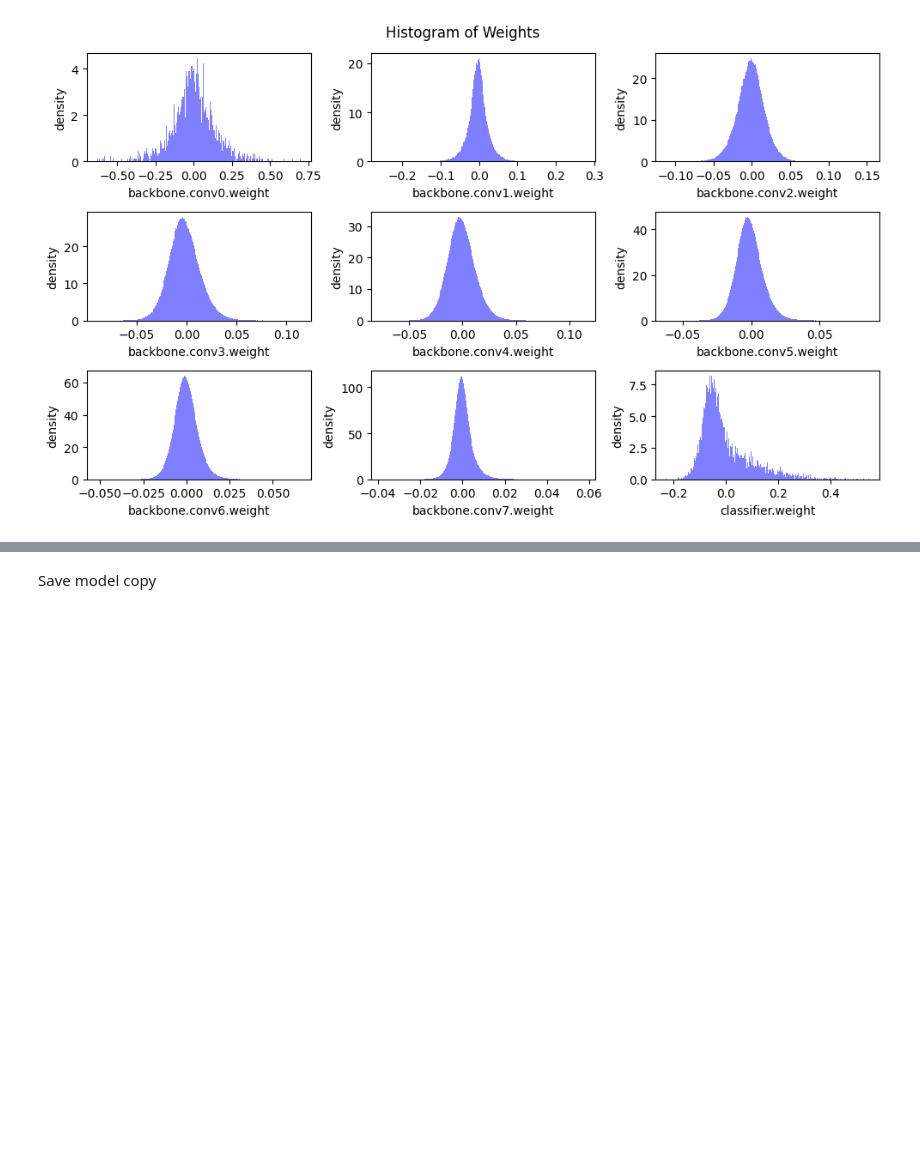
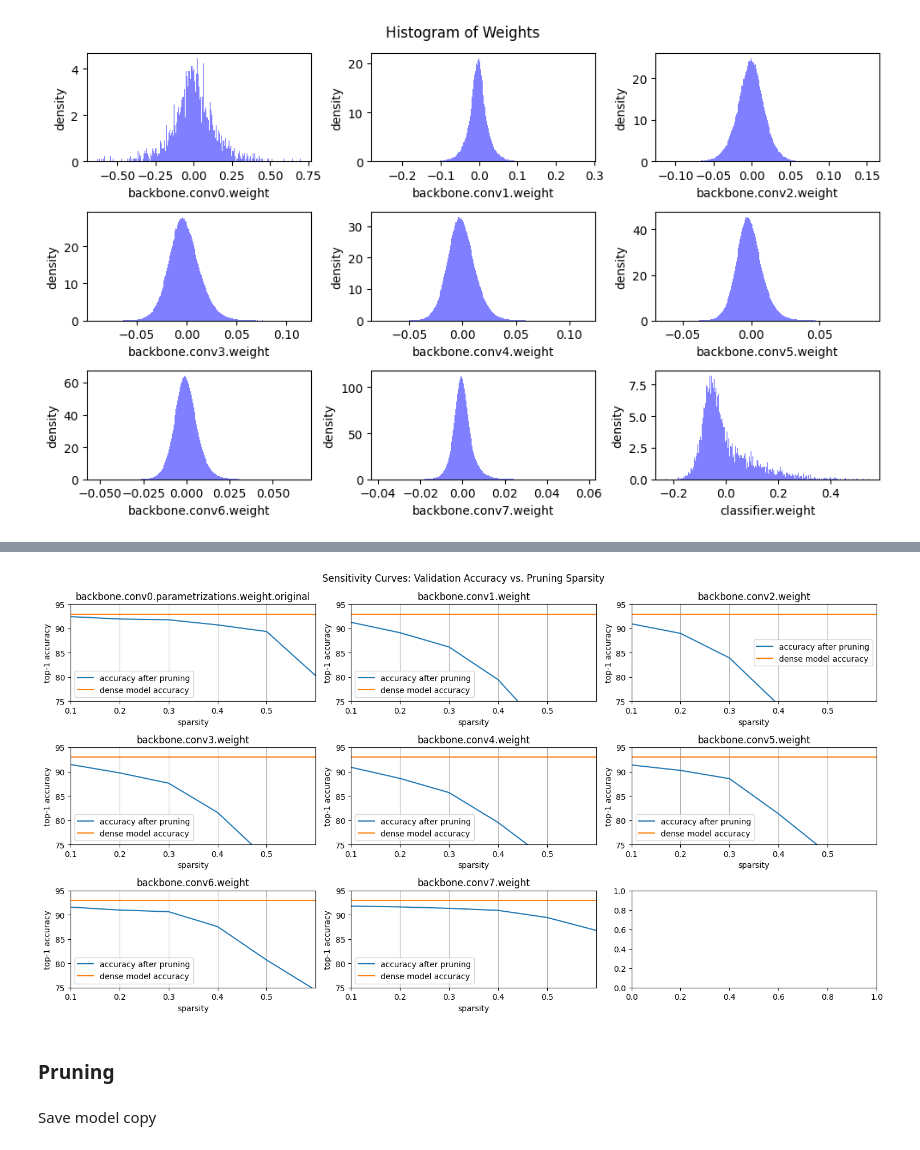
Before and after one commit to Pudro/nn_pruning, a Jupyter notebook: pruning.ipynb, the cells around one changed output, grey strips where cells are left out. Drawn from its saved outputs; the diff is of its cells as text; code cells hidden in the pictures; blank space fills up the shorter version.

```diff
--- a/pruning.ipynb
+++ b/pruning.ipynb
@@ -1250,0 +1461,3 @@ plot_weight_distribution(model)
+# %%
+sparsities, accuracies = channel_sensitivity_scan(
+    model, pruner, layer_list, dataloader['test'], scan_step=0.1, scan_start=0.1, scan_end=0.7)
@@ -1251,3 +1478,36 @@ plot_weight_distribution(model)
+# %%
+import matplotlib.pyplot as plt
+
+def plot_sensitivity_scan(sparsities, accuracies, dense_model_accuracy):
+    # lower_bound_accuracy = 100 - (100 - dense_model_accuracy) * 1.5
+    fig, axes = plt.subplots(3, int(math.ceil(len(accuracies) / 3)),figsize=(15,8))
+    axes = axes.ravel()
+    plot_index = 0
+    for name, param in model.named_parameters():
+        # if param.dim() > 1:
+        if param.dim() > 1 and plot_index < 8:
+            ax = axes[plot_index]
+            curve = ax.plot(sparsities, accuracies[plot_index])
+            line = ax.plot(sparsities, [dense_model_accuracy] * len(sparsities))
+            ax.set_xticks(np.arange(start=sparsities[0], stop=sparsities[-1], step=0.1))
+            ax.set_ylim(75, 95)
+            ax.set_xlim(sparsities[0], sparsities[-1])
+            ax.set_title(name)
+            ax.set_xlabel('sparsity')
+            ax.set_ylabel('top-1 accuracy')
+            ax.legend(['accuracy after pruning', 'dense model accuracy'])
+            ax.grid(axis='x')
+            plot_index += 1
+    fig.suptitle('Sensitivity Curves: Validation Accuracy vs. Pruning Sparsity')
+    fig.tight_layout()
+    # fig.subplots_adjust(top=0.925)
+    plt.show()
+
+plot_sensitivity_scan(sparsities, accuracies, dense_model_accuracy)
+# %% [output]
+[figure, added]
+# %% [markdown]
+### Pruning
 # %% [markdown]
 Save model copy
 # %%
```
Also changed, not shown: parts of 21 cells of this notebook.
